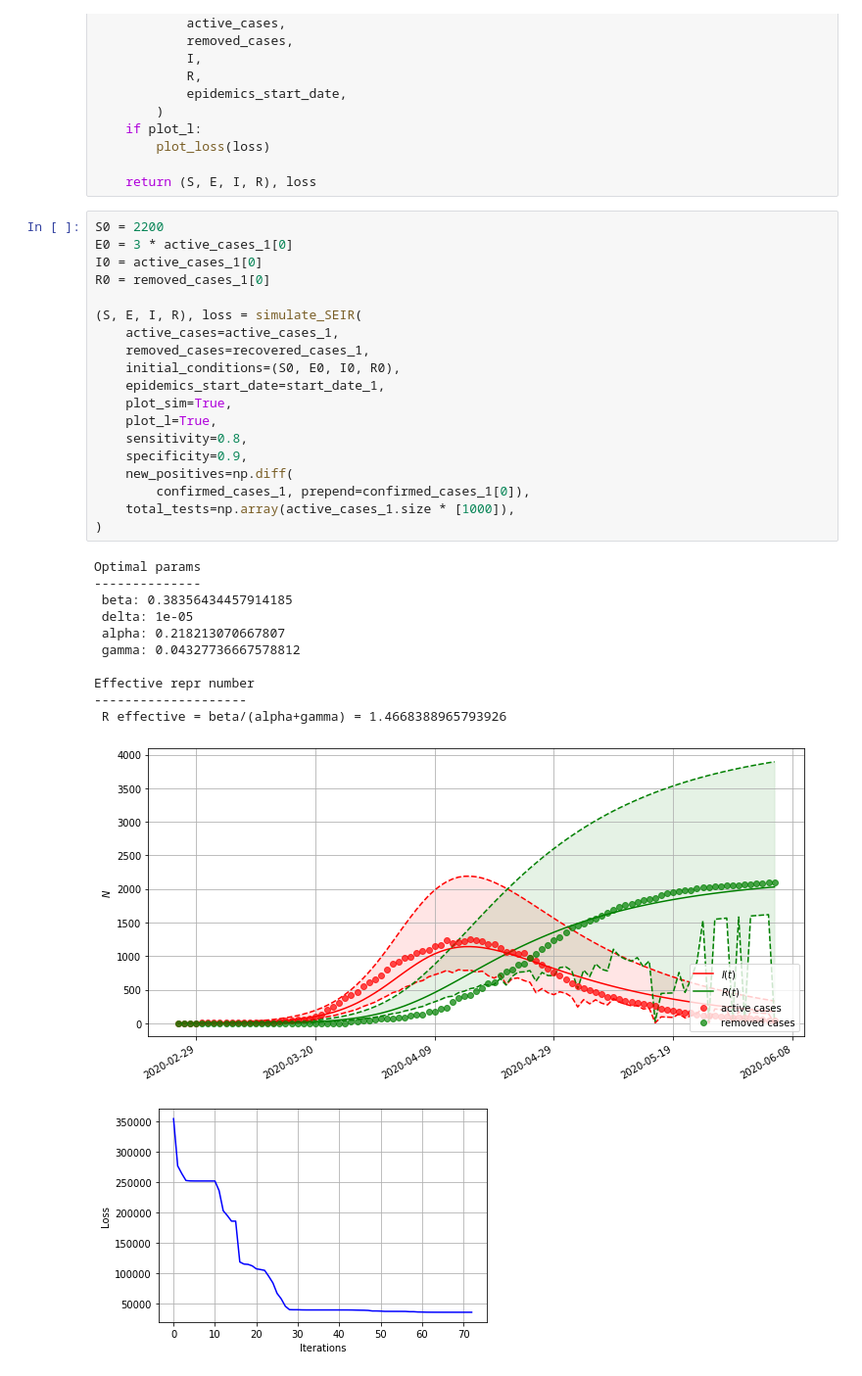
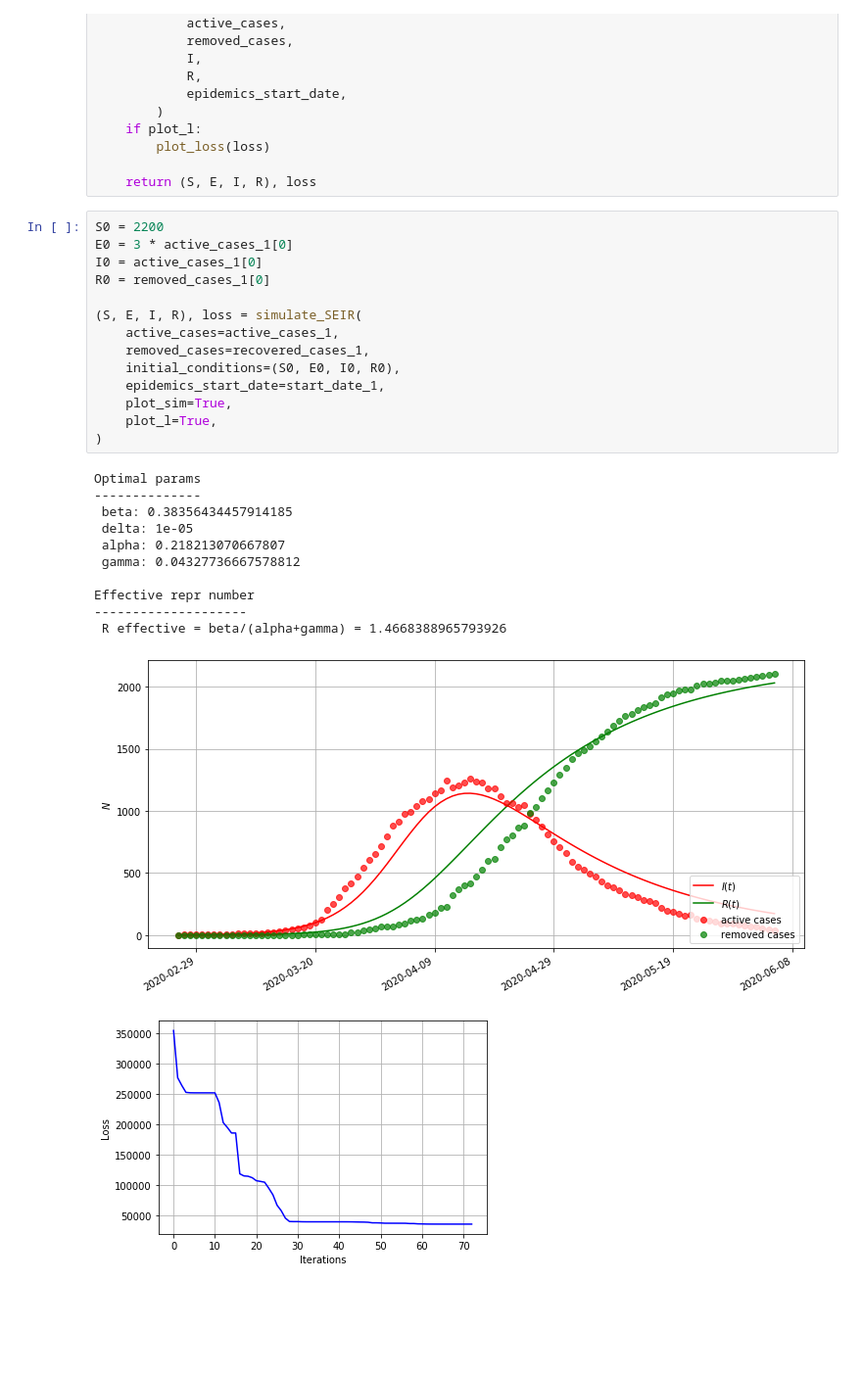
Before and after one commit to akapet00/coropy, a Jupyter notebook: sandbox/03-Modified-SEIR-Simulation.ipynb, the cells around one changed output. Shown at 98% size. Cells and saved outputs as stored; diff of their text form; blank space fills up the shorter version.

```diff
--- a/sandbox/03-Modified-SEIR-Simulation.ipynb
+++ b/sandbox/03-Modified-SEIR-Simulation.ipynb
@@ -195,32 +195,27 @@ def simulate_SEIR(
 # %%
 S0 = 2200
 E0 = 3 * active_cases_1[0]
 I0 = active_cases_1[0]
 R0 = removed_cases_1[0]
 
 (S, E, I, R), loss = simulate_SEIR(
     active_cases=active_cases_1,
     removed_cases=recovered_cases_1,
     initial_conditions=(S0, E0, I0, R0),
     epidemics_start_date=start_date_1,
     plot_sim=True,
     plot_l=True,
-    sensitivity=0.8,
-    specificity=0.9,
-    new_positives=np.diff(
-        confirmed_cases_1, prepend=confirmed_cases_1[0]),
-    total_tests=np.array(active_cases_1.size * [1000]),
 )
 # %% [output]
 Optimal params
 --------------
  beta: 0.38356434457914185
  delta: 1e-05
  alpha: 0.218213070667807
  gamma: 0.04327736667578812
 
 Effective repr number
 --------------------
  R effective = beta/(alpha+gamma) = 1.4668388965793926
-[figure, old version]
+[figure, new version]
 [figure]
```
Also changed, not shown: 1 other file.
